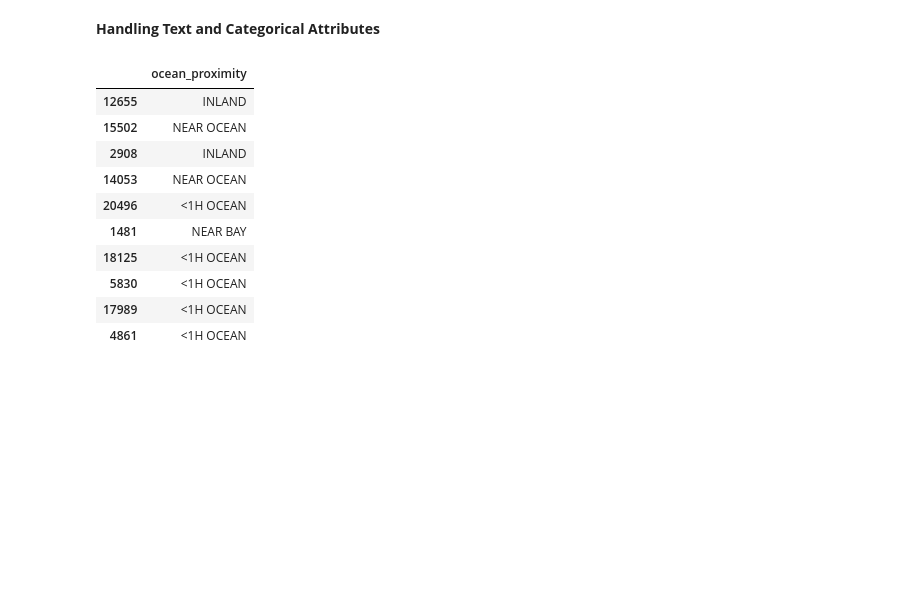
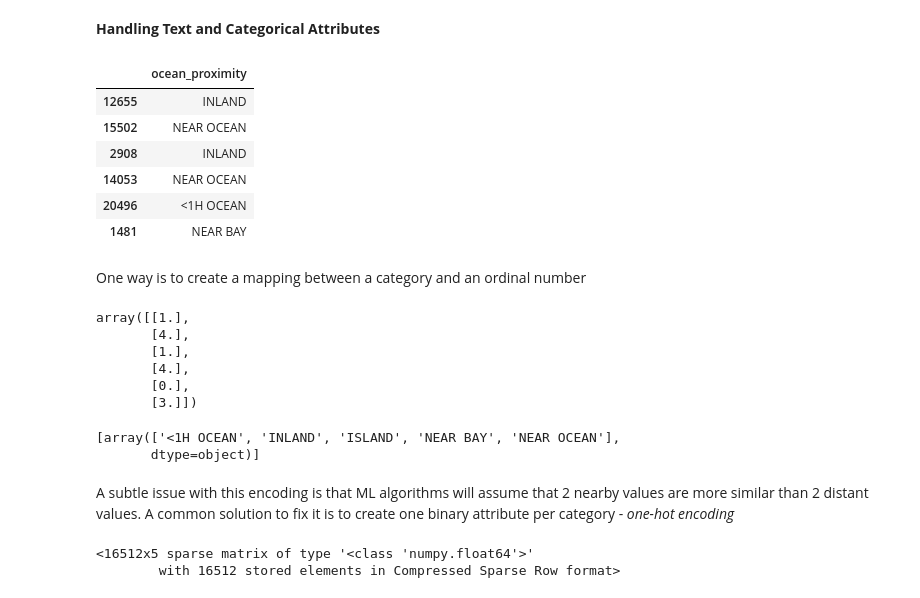
Before and after one commit to neofluar/kaggle, a Jupyter notebook: california_housing/california_housing.ipynb, the cells around one changed output. Drawn from its saved outputs; the diff is of its cells as text; code cells hidden in the pictures; blank space fills up the shorter version.

```diff
--- a/california_housing/california_housing.ipynb
+++ b/california_housing/california_housing.ipynb
@@ -260,18 +261,45 @@ dtypes: float64(8)
 memory usage: 1.1 MB
 # %% [markdown]
 **Handling Text and Categorical Attributes**
-# %%
-housing_cat = housing[['ocean_proximity']]
-housing_cat.head(10)
-# %% [output]
-|  | ocean_proximity |
-| 12655 | INLAND |
-| 15502 | NEAR OCEAN |
-| 2908 | INLAND |
-| 14053 | NEAR OCEAN |
-| 20496 | <1H OCEAN |
-| 1481 | NEAR BAY |
-| 18125 | <1H OCEAN |
-| 5830 | <1H OCEAN |
-| 17989 | <1H OCEAN |
-| 4861 | <1H OCEAN |
+# %%
+housing_cat = housing[['ocean_proximity']]
+housing_cat.head(6)
+# %% [output]
+|  | ocean_proximity |
+| 12655 | INLAND |
+| 15502 | NEAR OCEAN |
+| 2908 | INLAND |
+| 14053 | NEAR OCEAN |
+| 20496 | <1H OCEAN |
+| 1481 | NEAR BAY |
+# %% [markdown]
+One way is to create a mapping between a category and an ordinal number
+# %%
+from sklearn.preprocessing import OrdinalEncoder
+
+ordinal_encoder = OrdinalEncoder()
+housing_cat_encoded = ordinal_encoder.fit_transform(housing_cat)
+housing_cat_encoded[:6]
+# %% [output]
+array([[1.],
+       [4.],
+       [1.],
+       [4.],
+       [0.],
+       [3.]])
+# %%
+ordinal_encoder.categories_
+# %% [output]
+[array(['<1H OCEAN', 'INLAND', 'ISLAND', 'NEAR BAY', 'NEAR OCEAN'],
+       dtype=object)]
+# %% [markdown]
+A subtle issue with this encoding is that ML algorithms will assume that 2 nearby values are more similar than 2 distant values. A common solution to fix it is to create one binary attribute per category - *one-hot encoding*
+# %%
+from sklearn.preprocessing import OneHotEncoder
+
+cat_encoder = OneHotEncoder()
+housing_cat_1hot = cat_encoder.fit_transform(housing_cat)
+housing_cat_1hot
+# %% [output]
+<16512x5 sparse matrix of type '<class 'numpy.float64'>'
+        with 16512 stored elements in Compressed Sparse Row format>
```
Also changed, not shown: parts of 15 cells of this notebook, 2 other files.
